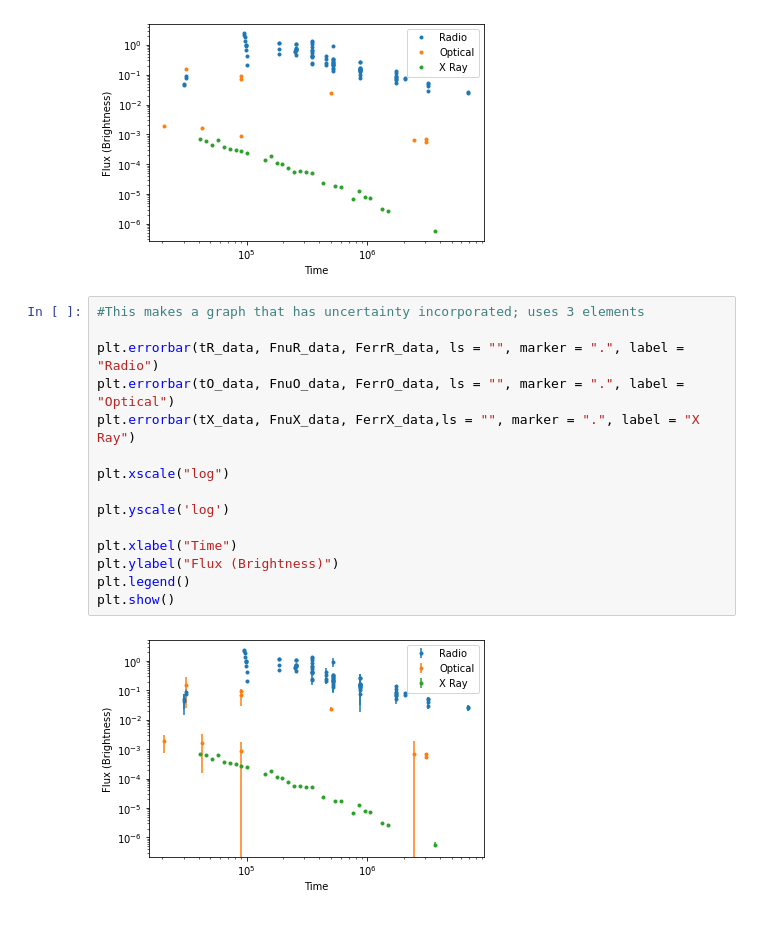
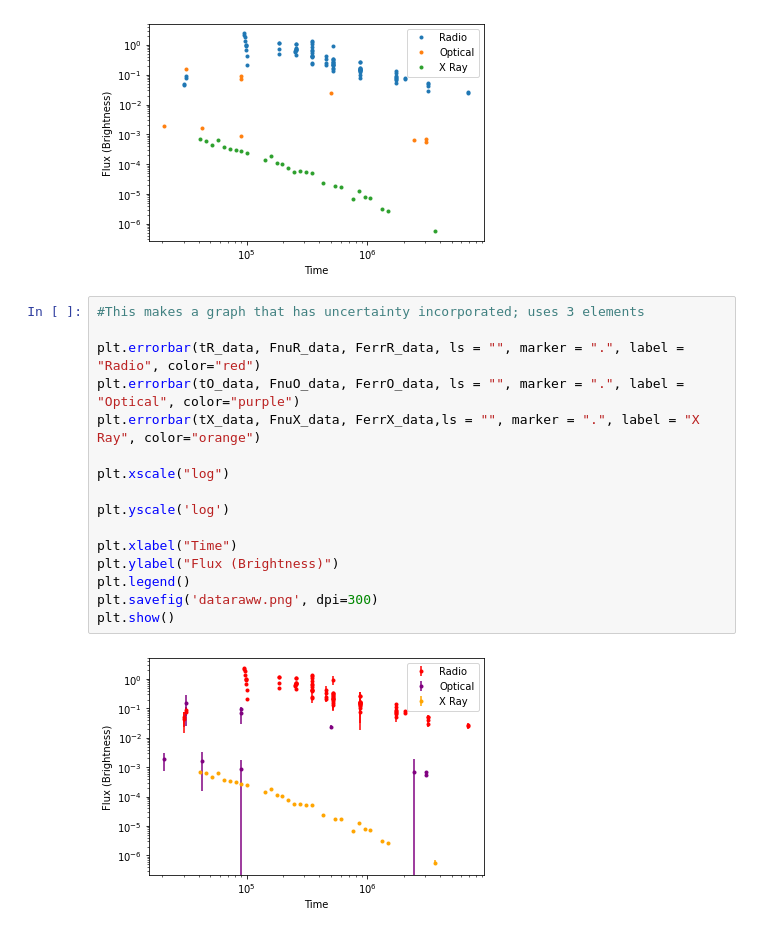
Before and after one commit to geoffryan/GRADMAP-2021-WW-Research, a Jupyter notebook: karen/Basic Plotting 160509A (jan5).ipynb, the cells around one changed output. Cells and saved outputs as stored; diff of their text form.

```diff
--- a/karen/Basic Plotting 160509A (jan5).ipynb
+++ b/karen/Basic Plotting 160509A (jan5).ipynb
@@ -143,17 +143,18 @@ plt.show()
 # %%
 #This makes a graph that has uncertainty incorporated; uses 3 elements
 
-plt.errorbar(tR_data, FnuR_data, FerrR_data, ls = "", marker = ".", label = "Radio")
-plt.errorbar(tO_data, FnuO_data, FerrO_data, ls = "", marker = ".", label = "Optical")
-plt.errorbar(tX_data, FnuX_data, FerrX_data,ls = "", marker = ".", label = "X Ray")
+plt.errorbar(tR_data, FnuR_data, FerrR_data, ls = "", marker = ".", label = "Radio", color="red")
+plt.errorbar(tO_data, FnuO_data, FerrO_data, ls = "", marker = ".", label = "Optical", color="purple")
+plt.errorbar(tX_data, FnuX_data, FerrX_data,ls = "", marker = ".", label = "X Ray", color="orange")
 
 plt.xscale("log")
 
 plt.yscale('log')
 
 plt.xlabel("Time")
 plt.ylabel("Flux (Brightness)")
 plt.legend()
+plt.savefig('dataraww.png', dpi=300)
 plt.show()
 # %% [output]
-[figure, old version]
+[figure, new version]
```
Also changed, not shown: parts of 1 cell of this notebook, 11 other files.
